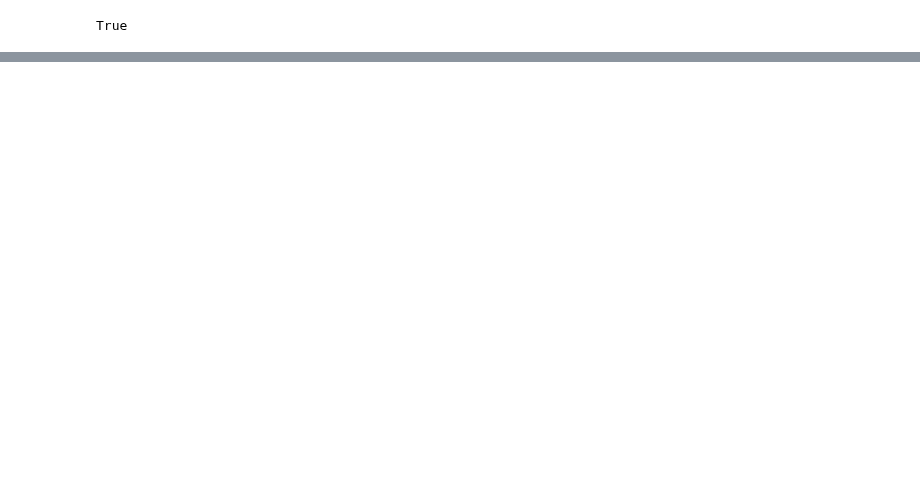
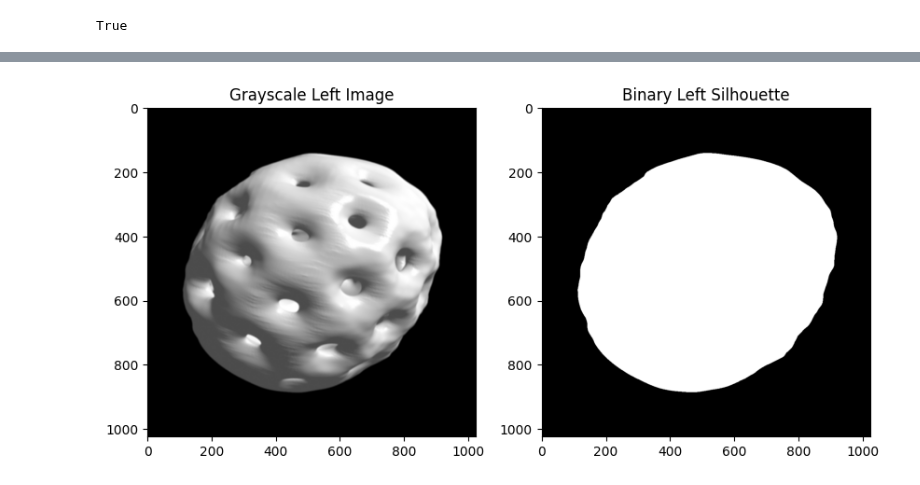
Before and after one commit to 3d-pollen-reconstruction/sequoia, a Jupyter notebook: pipeline/nerf.ipynb, the cells around one changed output, grey strips where cells are left out. Saved outputs shown, nothing was run; the diff lists cells and outputs as text; code cells hidden in the pictures; blank space fills up the shorter version.

```diff
--- a/pipeline/nerf.ipynb
+++ b/pipeline/nerf.ipynb
@@ -1178,0 +740,23 @@ True
+# %%
+# Convert to grayscale properly
+left_gray = left_img.mean(dim=0)  # Shape: [H, W]
+right_gray = right_img.mean(dim=0)
+
+# Optional: smooth to remove holes
+left_gray = torch.nn.functional.avg_pool2d(left_gray.unsqueeze(0).unsqueeze(0), 5, stride=1, padding=2).squeeze()
+right_gray = torch.nn.functional.avg_pool2d(right_gray.unsqueeze(0).unsqueeze(0), 5, stride=1, padding=2).squeeze()
+
+# Threshold (try 0.2–0.3)
+left_mask = (left_gray > 0.2).float().reshape(-1)
+right_mask = (right_gray > 0.2).float().reshape(-1)
+# %%
+plt.figure(figsize=(10, 5))
+plt.subplot(1, 2, 1)
+plt.imshow(left_gray.cpu(), cmap="gray")
+plt.title("Grayscale Left Image")
+plt.subplot(1, 2, 2)
+plt.imshow(left_mask.reshape(H, W).cpu(), cmap="gray")
+plt.title("Binary Left Silhouette")
+plt.show()
+# %% [output]
+[figure, added]
```
Also changed, not shown: parts of 5 cells of this notebook, 22 other files.
